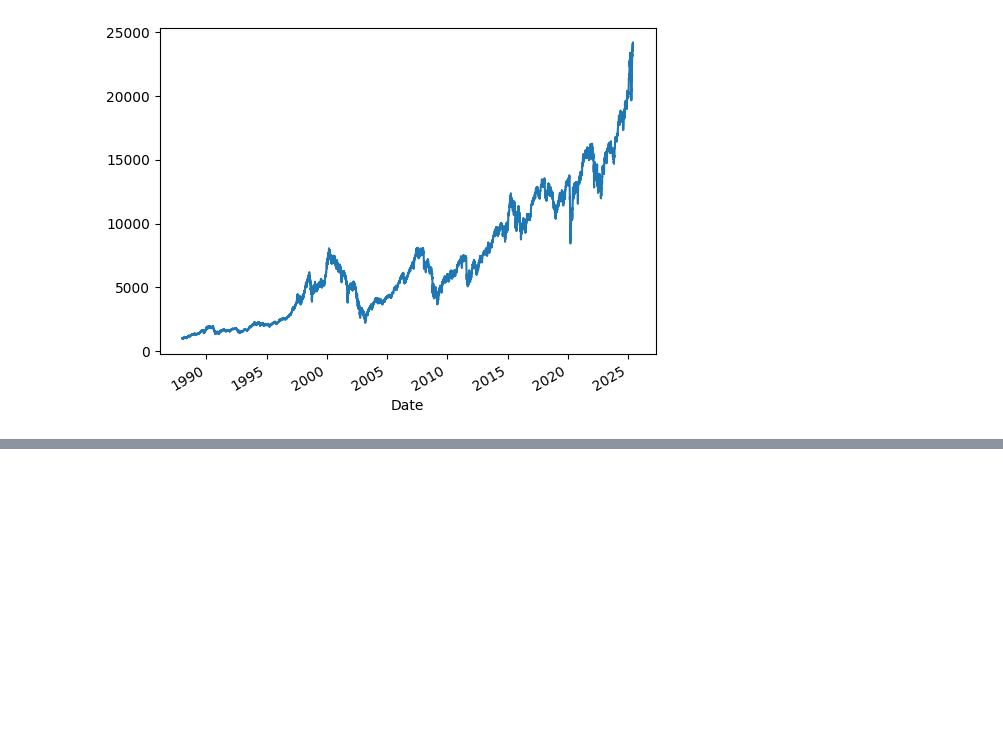
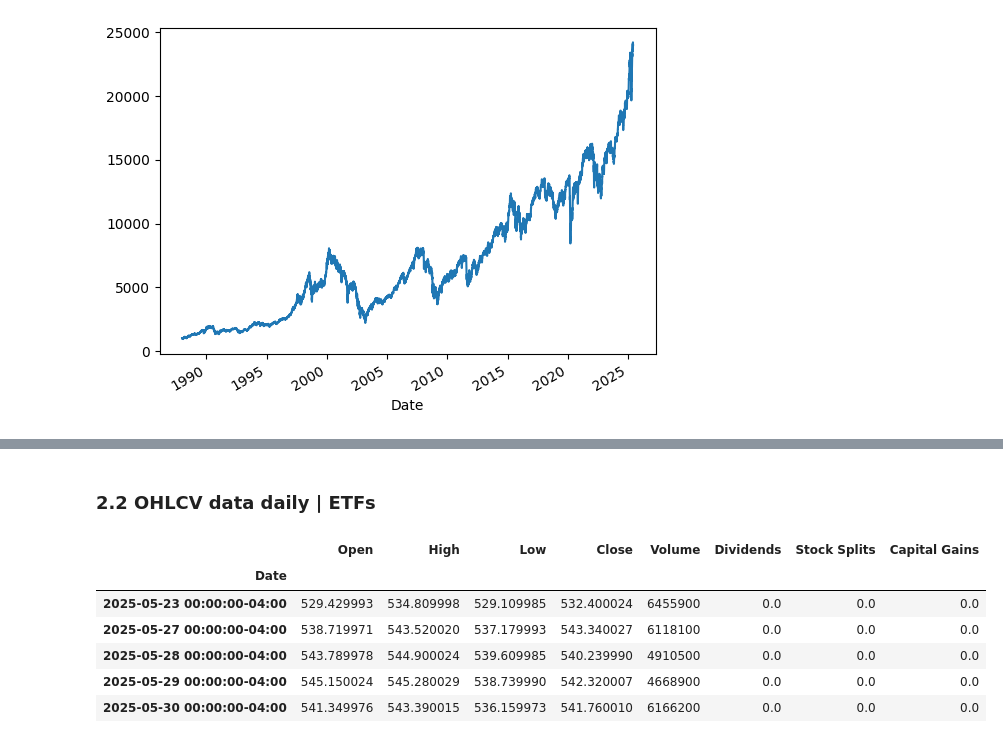
Before and after one commit to nathadriele/stock-markets-analytics-zoomcamp, a Jupyter notebook: 01-intro-and-data-sources/hw-intro.ipynb, the cells around one changed output, grey strips where cells are left out. Saved outputs shown, nothing was run; the diff lists cells and outputs as text; code cells hidden in the pictures; blank space fills up the shorter version.

```diff
--- a/01-intro-and-data-sources/hw-intro.ipynb
+++ b/01-intro-and-data-sources/hw-intro.ipynb
@@ -308,0 +322,15 @@ dax_daily['Close'].plot.line()
+# %% [markdown]
+### 2.2 OHLCV data daily | ETFs
+# %%
+ticker_obj = yf.Ticker("VOO")
+voo_etf = ticker_obj.history(start = start, interval = "1d")
+# %%
+voo_etf.tail()
+# %% [output]
+|  | Open | High | Low | Close | Volume | Dividends | Stock Splits | Capital Gains |
+| Date |  |  |  |  |  |  |  |  |
+| 2025-05-23 00:00:00-04:00 | 529.429993 | 534.809998 | 529.109985 | 532.400024 | 6455900 | 0.0 | 0.0 | 0.0 |
+| 2025-05-27 00:00:00-04:00 | 538.719971 | 543.520020 | 537.179993 | 543.340027 | 6118100 | 0.0 | 0.0 | 0.0 |
+| 2025-05-28 00:00:00-04:00 | 543.789978 | 544.900024 | 539.609985 | 540.239990 | 4910500 | 0.0 | 0.0 | 0.0 |
+| 2025-05-29 00:00:00-04:00 | 545.150024 | 545.280029 | 538.739990 | 542.320007 | 4668900 | 0.0 | 0.0 | 0.0 |
+| 2025-05-30 00:00:00-04:00 | 541.349976 | 543.390015 | 536.159973 | 541.760010 | 6166200 | 0.0 | 0.0 | 0.0 |
```
Also changed, not shown: parts of 4 cells of this notebook.
